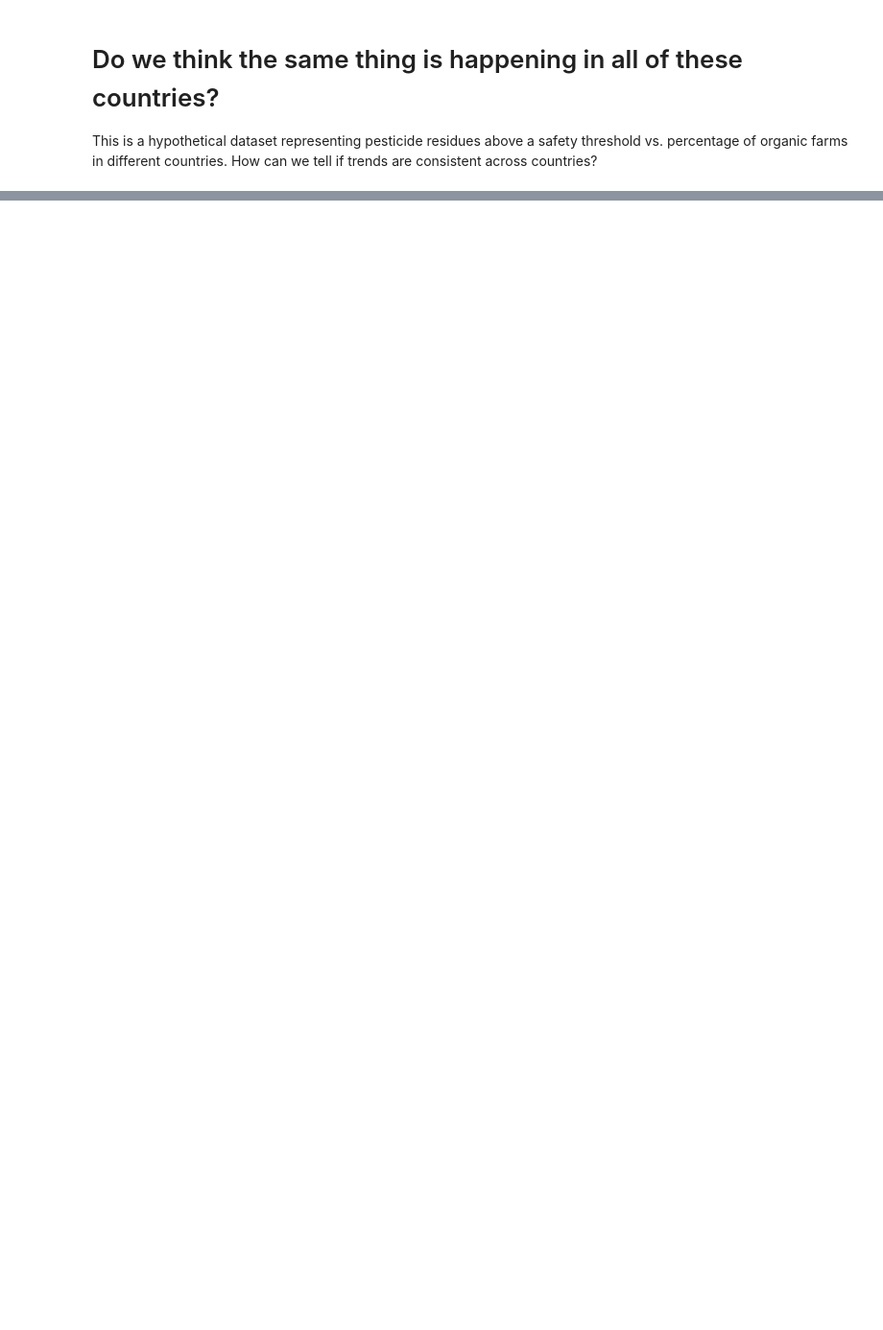
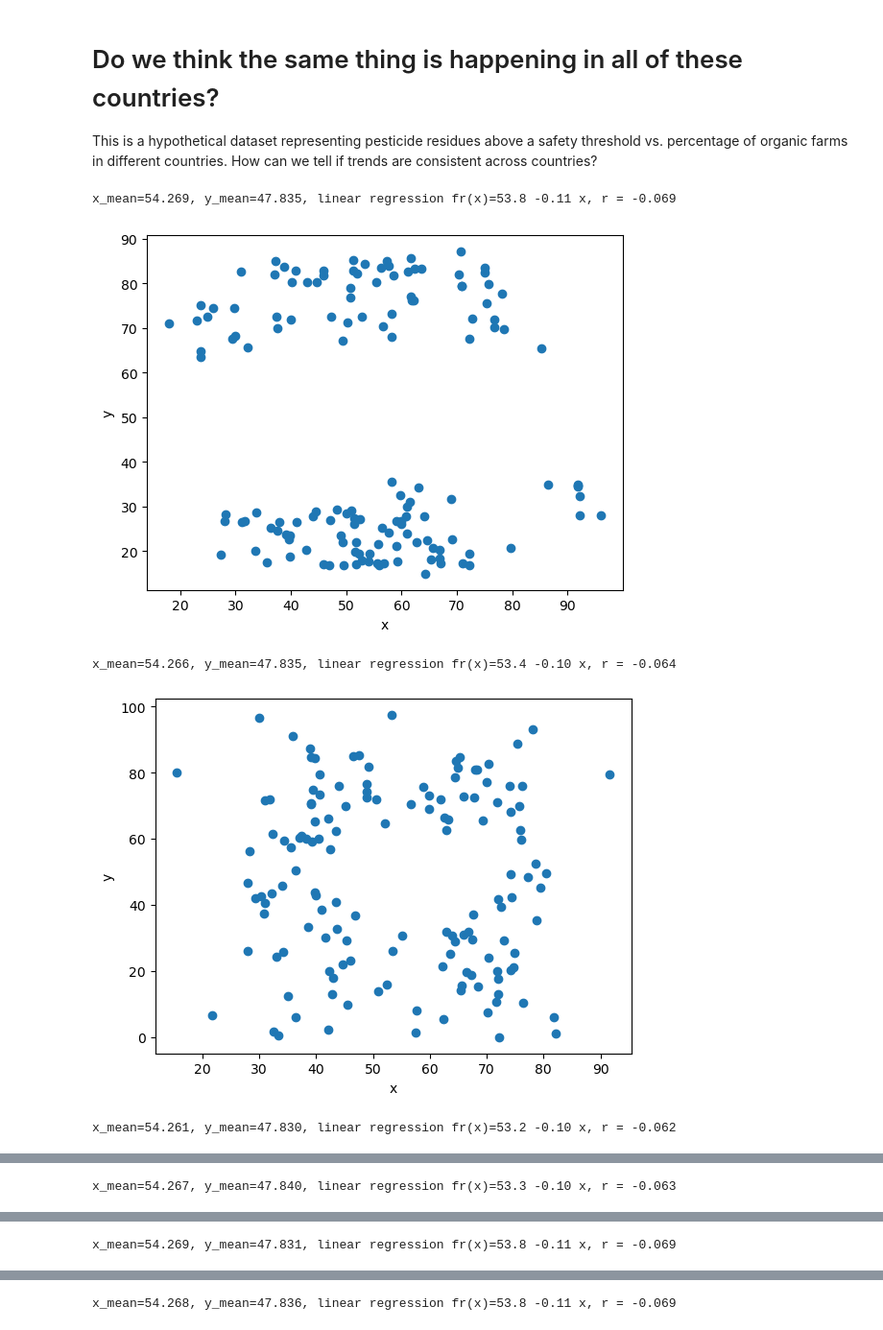
Before and after one commit to mcschuman/DSA101, a Jupyter notebook: exercise1/Are they the same.ipynb, the cells around one changed output, grey strips where cells are left out. Shown at 96% size. Cells and saved outputs as stored; diff of their text form; code cells hidden in the pictures; blank space fills up the shorter version.

```diff
--- a/exercise1/Are they the same.ipynb
+++ b/exercise1/Are they the same.ipynb
@@ -10,12 +11,33 @@ from pathlib import Path
 
 This is a hypothetical dataset representing pesticide residues above a safety threshold vs. percentage of organic farms in different countries. How can we tell if trends are consistent across countries?
 # %%
+
+
+z_DIC = {}
 for file in Path('.').glob("*.csv"):
     df = pd.read_csv(file)
     x, y = df['x'], df['y']
     x_mean = np.mean(x)
     y_mean = np.mean(y)
+    z=x_mean/y_mean
     coeff = np.polyfit(x, y, deg=1)
     corr = np.corrcoef(x, y)[0, 1]
+    z_DIC[file.stem] = z
+
+    plt.scatter(df['x'], df['y'], label=file.stem)
+    plt.xlabel('x')
+    plt.ylabel('y')
 
     print(f"x_mean={x_mean:.3f}, y_mean={y_mean:.3f}, linear regression fr(x)={coeff[1]:.1f} {coeff[0]:.2f} x, r = {corr:.3f} ")
+    plt.show()
+
+print(z_DIC)
+plt.bar(z_DIC.keys(), z_DIC.values())
+plt.xticks(rotation=45)
+plt.show()
+# %% [output]
+x_mean=54.269, y_mean=47.835, linear regression fr(x)=53.8 -0.11 x, r = -0.069
+[figure, added]
+x_mean=54.266, y_mean=47.835, linear regression fr(x)=53.4 -0.10 x, r = -0.064
+[figure, added]
+x_mean=54.261, y_mean=47.830, linear regression fr(x)=53.2 -0.10 x, r = -0.062
@@ -21,0 +45 @@ for file in Path('.').glob("*.csv"):
+x_mean=54.267, y_mean=47.840, linear regression fr(x)=53.3 -0.10 x, r = -0.063
@@ -21,0 +47 @@ for file in Path('.').glob("*.csv"):
+x_mean=54.269, y_mean=47.831, linear regression fr(x)=53.8 -0.11 x, r = -0.069
@@ -21,0 +49 @@ for file in Path('.').glob("*.csv"):
+x_mean=54.268, y_mean=47.836, linear regression fr(x)=53.8 -0.11 x, r = -0.069
```
Also changed, not shown: parts of 2 cells of this notebook.
